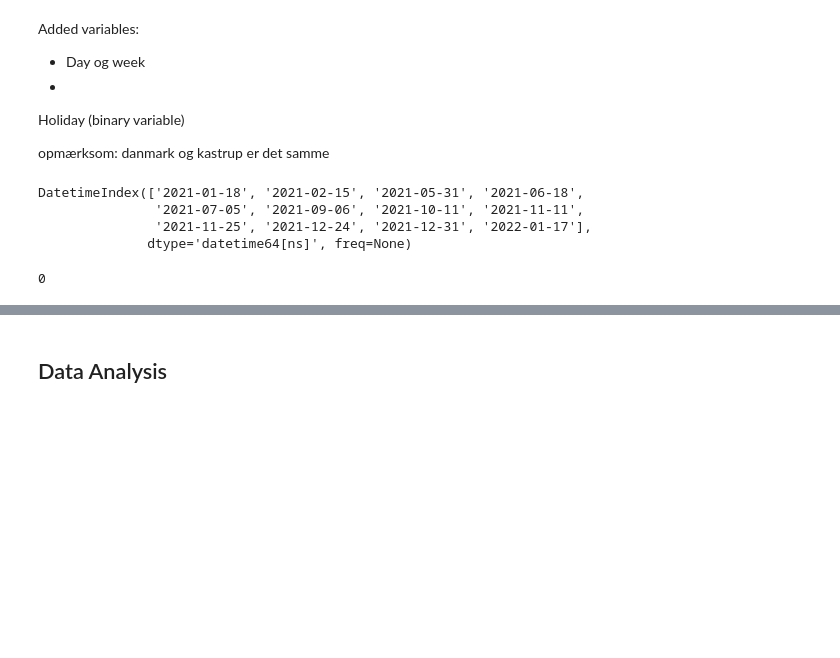
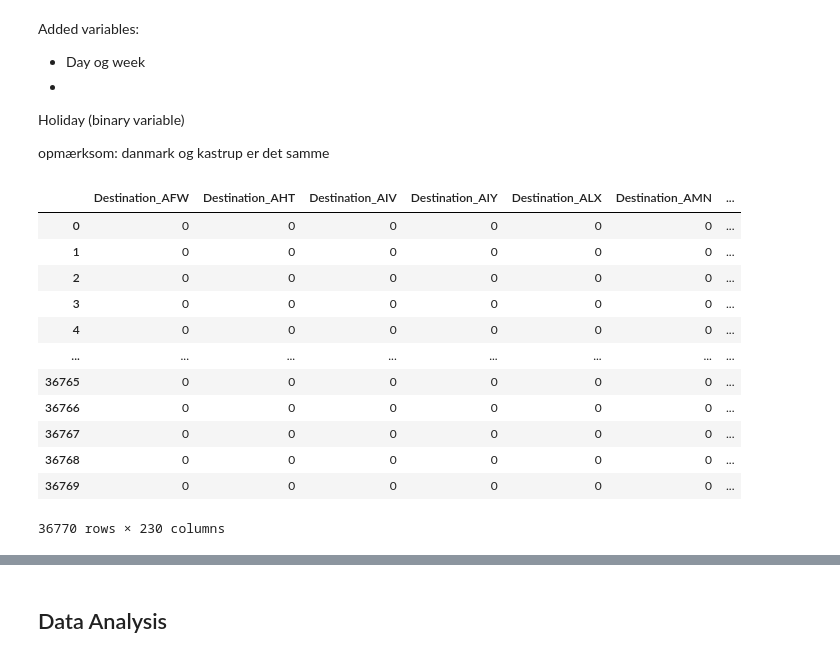
Before and after one commit to MatildeDP/ComputationalDataAnalysisProject, a Jupyter notebook: case1.ipynb, the cells around one changed output, grey strips where cells are left out. Cells and saved outputs as stored; diff of their text form; code cells hidden in the pictures; blank space fills up the shorter version.

```diff
--- a/case1.ipynb
+++ b/case1.ipynb
@@ -53,15 +44,17 @@ X = data.drop("LoadFactor", axis = 1).values
-# %%
-cal = calendar()
-holidays = cal.holidays(start = df.ScheduleTime.iloc[0], end = df.ScheduleTime.iloc[-1])
-print(holidays)
-# df.apply({'ScheduleTime': lambda x: x.isin())})
-
-df.ScheduleTime.isin(holidays).sum()
-
-# np.array(holidays, dtype = str)
-# %% [output]
-DatetimeIndex(['2021-01-18', '2021-02-15', '2021-05-31', '2021-06-18',
-               '2021-07-05', '2021-09-06', '2021-10-11', '2021-11-11',
-               '2021-11-25', '2021-12-24', '2021-12-31', '2022-01-17'],
-              dtype='datetime64[ns]', freq=None)
-0
+# %%
+hej = pd.get_dummies(data1).drop(['ScheduleTime','LoadFactor' ], axis = 1)
+hej
+# %% [output]
+|  | Destination_AFW | Destination_AHT | Destination_AIV | Destination_AIY | Destination_ALX | Destination_AMN | ... |
+| 0 | 0 | 0 | 0 | 0 | 0 | 0 | ... |
+| 1 | 0 | 0 | 0 | 0 | 0 | 0 | ... |
+| 2 | 0 | 0 | 0 | 0 | 0 | 0 | ... |
+| 3 | 0 | 0 | 0 | 0 | 0 | 0 | ... |
+| 4 | 0 | 0 | 0 | 0 | 0 | 0 | ... |
+| ... | ... | ... | ... | ... | ... | ... | ... |
+| 36765 | 0 | 0 | 0 | 0 | 0 | 0 | ... |
+| 36766 | 0 | 0 | 0 | 0 | 0 | 0 | ... |
+| 36767 | 0 | 0 | 0 | 0 | 0 | 0 | ... |
+| 36768 | 0 | 0 | 0 | 0 | 0 | 0 | ... |
+| 36769 | 0 | 0 | 0 | 0 | 0 | 0 | ... |
+36770 rows × 230 columns
```
Also changed, not shown: parts of 12 cells of this notebook.
